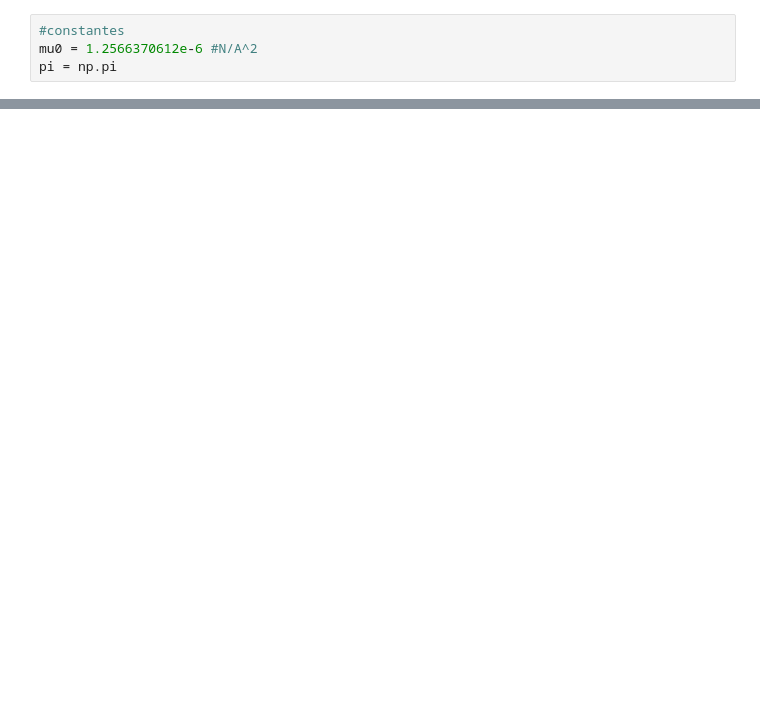
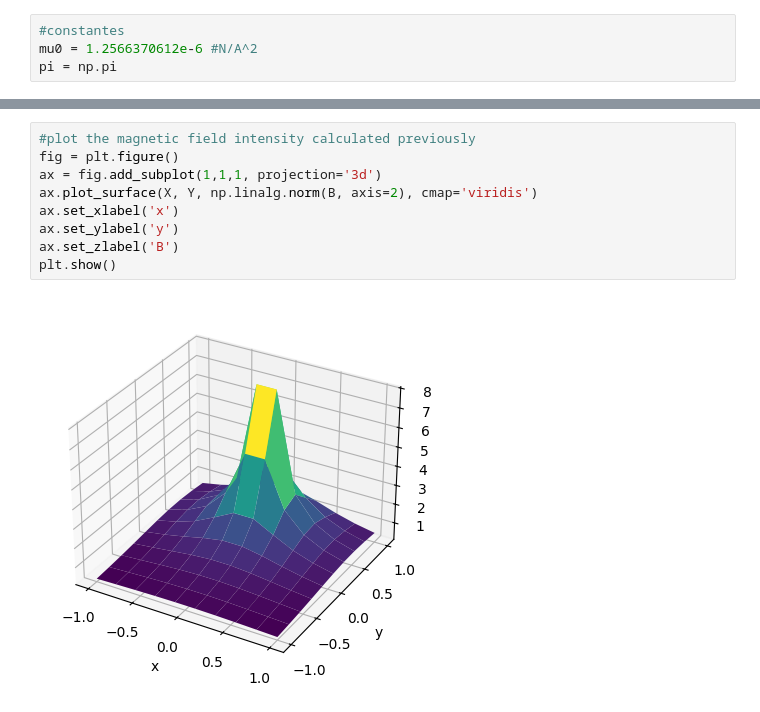
Before and after one commit to FuriousBird/TIPE_Dynamo, a Jupyter notebook: sim/plan.ipynb, the cells around one changed output, grey strips where cells are left out. Cells and saved outputs as stored; diff of their text form; blank space fills up the shorter version.

```diff
--- a/sim/plan.ipynb
+++ b/sim/plan.ipynb
@@ -111,0 +142,11 @@ plt.show()
+# %%
+#plot the magnetic field intensity calculated previously
+fig = plt.figure()
+ax = fig.add_subplot(1,1,1, projection='3d')
+ax.plot_surface(X, Y, np.linalg.norm(B, axis=2), cmap='viridis')
+ax.set_xlabel('x')
+ax.set_ylabel('y')
+ax.set_zlabel('B')
+plt.show()
+# %% [output]
+[figure, added]
```
Also changed, not shown: parts of 5 cells of this notebook, 10 other files.
